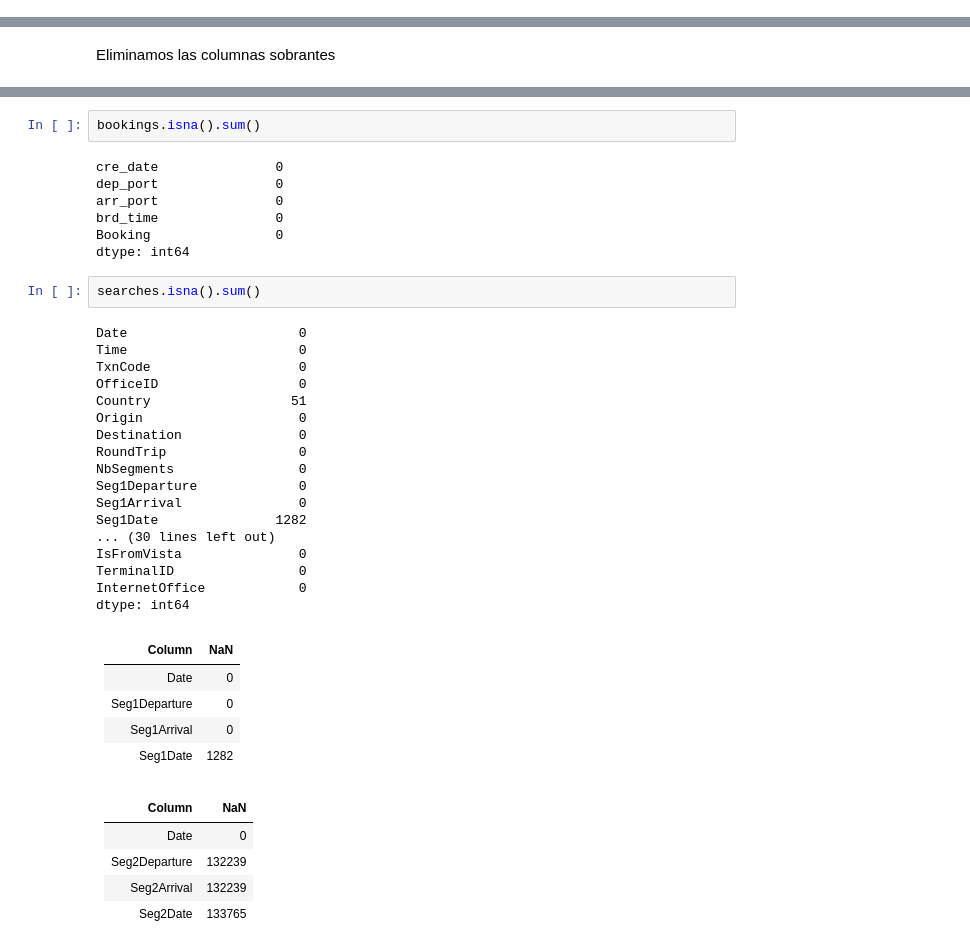
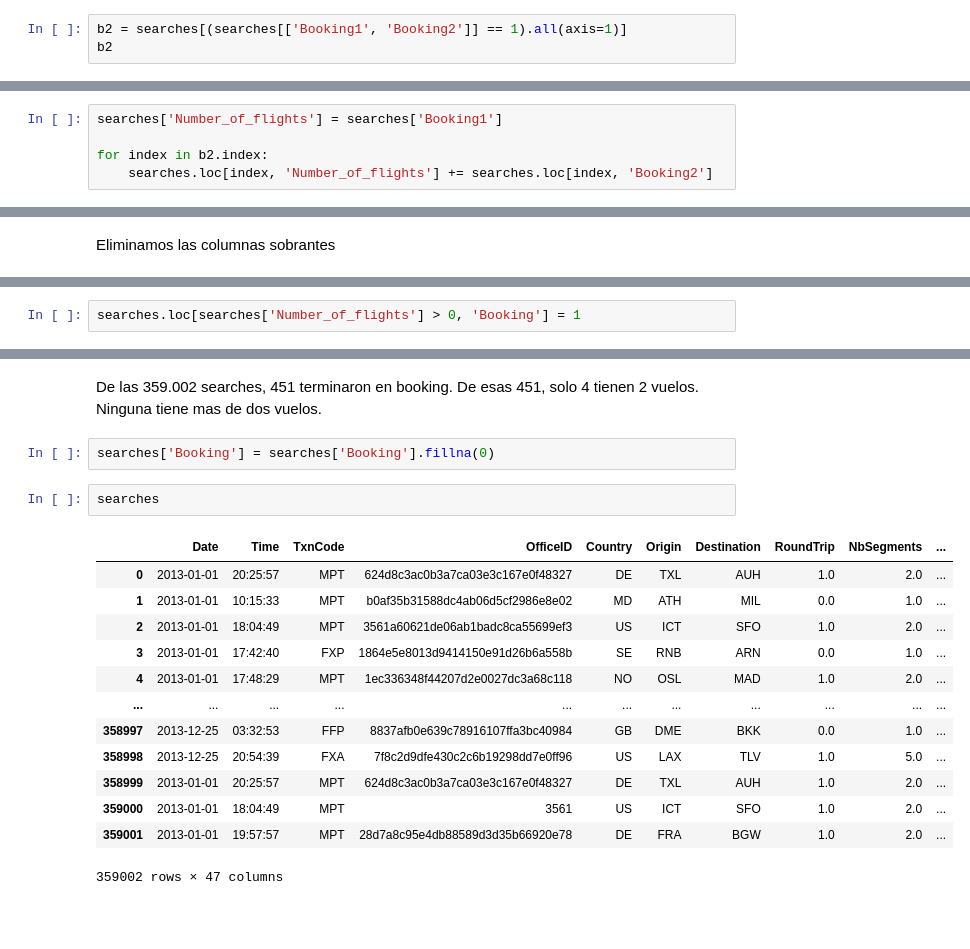
Before and after one commit to javiicc/DS_Challenge, a Jupyter notebook: Exercise_4.ipynb, the cells around one changed output, grey strips where cells are left out. Saved outputs shown, nothing was run; the diff lists cells and outputs as text; blank space fills up the shorter version.

```diff
--- a/Exercise_4.ipynb
+++ b/Exercise_4.ipynb
@@ -366,0 +489,3 @@ for column in searches.columns[-7:-1]:
+# %%
+b2 = searches[(searches[['Booking1', 'Booking2']] == 1).all(axis=1)]
+b2
@@ -367 +498,6 @@ for column in searches.columns[-7:-1]:
+# %%
+searches['Number_of_flights'] = searches['Booking1']
+
+for index in b2.index:
+    searches.loc[index, 'Number_of_flights'] += searches.loc[index, 'Booking2']
 # %%
@@ -388,3 +553,5 @@ print(searches.shape)
+# %%
+searches.loc[searches['Number_of_flights'] > 0, 'Booking'] = 1
 # %%
 searches['Booking'].sum()
 # %% [output]
@@ -392,43 +559,20 @@ searches['Booking'].sum()
-# %%
-bookings.isna().sum()
-# %% [output]
-cre_date               0
-dep_port               0
-arr_port               0
-brd_time               0
-Booking                0
-dtype: int64
+# %% [markdown]
+De las 359.002 searches, 451 terminaron en booking. De esas 451, solo 4 tienen 2 vuelos. Ninguna tiene mas de dos vuelos.
+# %%
+searches['Booking'] = searches['Booking'].fillna(0)
 # %%
-searches.isna().sum()
+searches
 # %% [output]
+|  | Date | Time | TxnCode | OfficeID | Country | Origin | Destination | RoundTrip | NbSegments | ... |
+| 0 | 2013-01-01 | 20:25:57 | MPT | 624d8c3ac0b3a7ca03e3c167e0f48327 | DE | TXL | AUH | 1.0 | 2.0 | ... |
+| 1 | 2013-01-01 | 10:15:33 | MPT | b0af35b31588dc4ab06d5cf2986e8e02 | MD | ATH | MIL | 0.0 | 1.0 | ... |
+| 2 | 2013-01-01 | 18:04:49 | MPT | 3561a60621de06ab1badc8ca55699ef3 | US | ICT | SFO | 1.0 | 2.0 | ... |
+| 3 | 2013-01-01 | 17:42:40 | FXP | 1864e5e8013d9414150e91d26b6a558b | SE | RNB | ARN | 0.0 | 1.0 | ... |
+| 4 | 2013-01-01 | 17:48:29 | MPT | 1ec336348f44207d2e0027dc3a68c118 | NO | OSL | MAD | 1.0 | 2.0 | ... |
+| ... | ... | ... | ... | ... | ... | ... | ... | ... | ... | ... |
+| 358997 | 2013-12-25 | 03:32:53 | FFP | 8837afb0e639c78916107ffa3bc40984 | GB | DME | BKK | 0.0 | 1.0 | ... |
+| 358998 | 2013-12-25 | 20:54:39 | FXA | 7f8c2d9dfe430c2c6b19298dd7e0ff96 | US | LAX | TLV | 1.0 | 5.0 | ... |
+| 358999 | 2013-01-01 | 20:25:57 | MPT | 624d8c3ac0b3a7ca03e3c167e0f48327 | DE | TXL | AUH | 1.0 | 2.0 | ... |
+| 359000 | 2013-01-01 | 18:04:49 | MPT | 3561 | US | ICT | SFO | 1.0 | 2.0 | ... |
+| 359001 | 2013-01-01 | 19:57:57 | MPT | 28d7a8c95e4db88589d3d35b66920e78 | DE | FRA | BGW | 1.0 | 2.0 | ... |
-Date                      0
-Time                      0
-TxnCode                   0
-OfficeID                  0
-Country                  51
-Origin                    0
-Destination               0
-RoundTrip                 0
-NbSegments                0
-Seg1Departure             0
-Seg1Arrival               0
-Seg1Date               1282
-... (30 lines left out)
-IsFromVista               0
-TerminalID                0
-InternetOffice            0
-dtype: int64
+359002 rows × 47 columns
-# %% [markdown]
-|Column|NaN|
-|:---:|:---:|
-|Date|0|
-|Seg1Departure|0|
-|Seg1Arrival|0|
-|Seg1Date|1282|
-# %% [markdown]
-|Column|NaN|
-|:---:|:---:|
-|Date|0|
-|Seg2Departure|132239|
-|Seg2Arrival|132239|
-|Seg2Date|133765|
```
Also changed, not shown: parts of 76 cells of this notebook.
